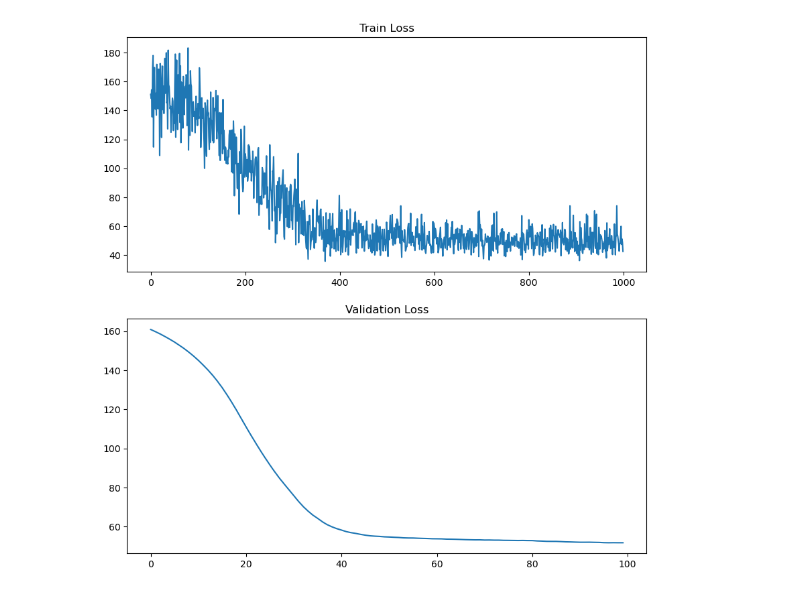
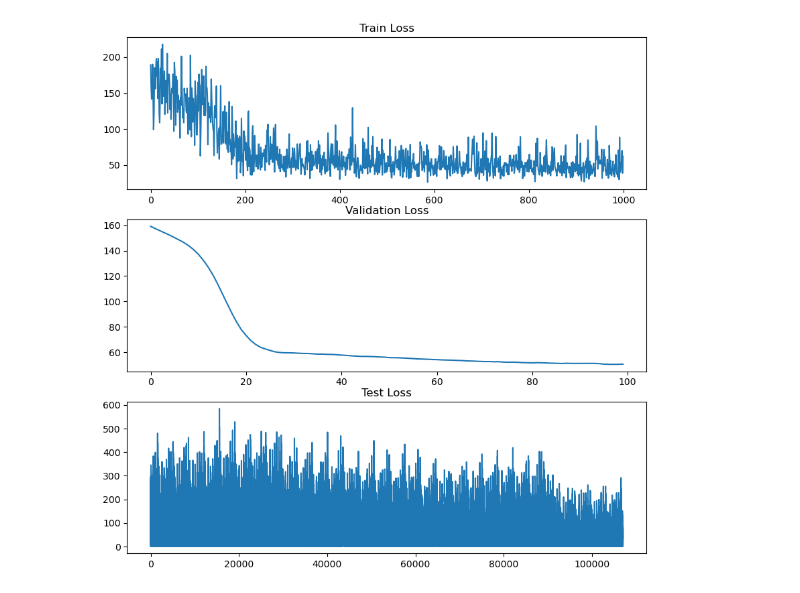
Before and after one commit to normanlrasmussen/Demand_NN, a Jupyter notebook: training/first_test.ipynb, the cells around one changed output. Drawn from its saved outputs; the diff is of its cells as text; code cells hidden in the pictures.

```diff
--- a/training/first_test.ipynb
+++ b/training/first_test.ipynb
@@ -28,15 +28,23 @@ from model.functions import pinball_loss, rmse, train
 class simple_net(nn.Module):
     def __init__(self):
         super().__init__()
-        self.fc1 = nn.Linear(2, 10)
-        self.fc2 = nn.Linear(10, 1)
+        self.fc1 = nn.Linear(8, 10)
+        self.fc2 = nn.Linear(10, 10)
+        self.fc3 = nn.Linear(10, 1)
 
     def forward(self, x):
         x = torch.relu(self.fc1(x))
-        x = self.fc2(x)
+        x = torch.relu(self.fc2(x))
+        x = self.fc3(x)
         return x
 # %%
-train_loader, val_loader, test_loader = create_dataloader()
+train_loader, val_loader, test_loader = create_dataloader(batch_size=8, specs=
+        (
+        "circular_sin_cos_month",
+        "circular_sin_cos_week",
+        "circular_sin_cos_day_of_week",
+        ),
+        pin_memory=False)
 # %%
 h_cost = 1
 l_cost = 3
@@ -46,12 +54,17 @@ loss = partial(pinball_loss, h_cost=h_cost, l_cost=l_cost)
 optimizer = torch.optim.Adam(net.parameters(), lr=0.001)
 
 train_losses, val_losses = train(net, optimizer, loss, train_loader, val_loader, epochs=1000, eval_interval=10, device="cpu")
+# %%
+# Get the test loss
+test_loss = get_test_loss(net, test_loader, loss, "cpu")
 # %%
-fig, axs = plt.subplots(2, 1, figsize=(10, 10))
+fig, axs = plt.subplots(3, 1, figsize=(10, 10))
 axs[0].plot(train_losses)
 axs[0].set_title("Train Loss")
 axs[1].plot(val_losses)
 axs[1].set_title("Validation Loss")
+axs[2].plot(test_loss)
+axs[2].set_title("Test Loss")
 plt.show()
 # %% [output]
-[figure, old version]
+[figure, new version]
```
Also changed, not shown: parts of 1 cell of this notebook, 3 other files.
